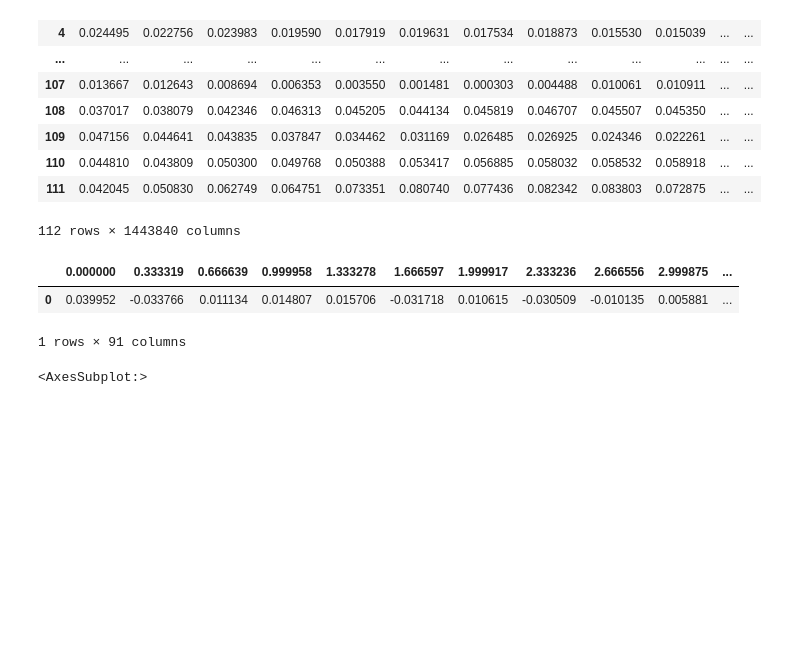
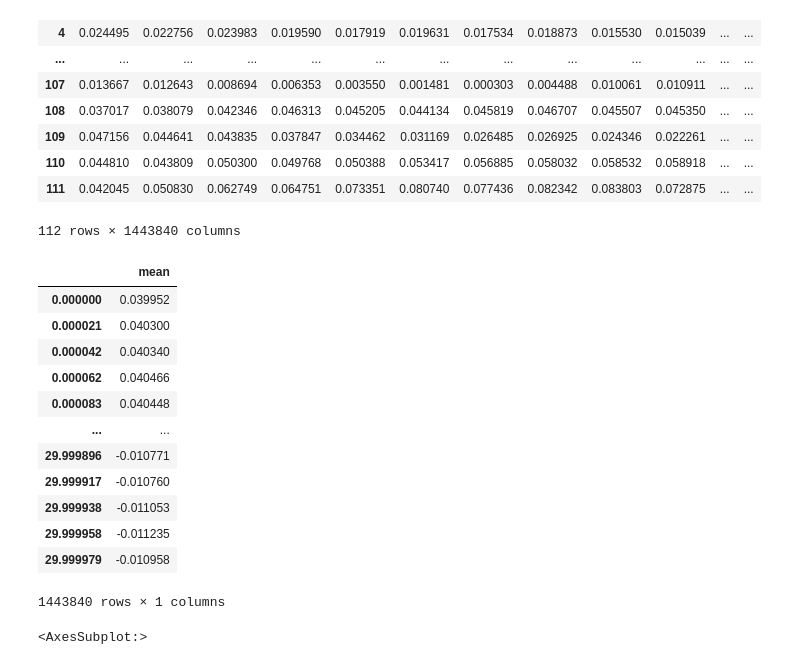
Before and after one commit to gonespral/wind-turbine-noise-measurement-and-prediction, a Jupyter notebook: data_analysis.ipynb, the cells around one changed output. Drawn from its saved outputs; the diff is of its cells as text; code cells hidden in the pictures; blank space fills up the shorter version.

```diff
--- a/data_analysis.ipynb
+++ b/data_analysis.ipynb
@@ -37,23 +37,31 @@ df
 # %%
 sample_rate = 48128
 
 # Reduce number of points to plot in heatmap
 df_compact = df.iloc[::1,::int(sample_rate/3)]
 
 # Swap sample number for time in seconds
 df_compact.columns = df_compact.columns/sample_rate
 
-# Get averaged values for each column
-df_mean = pd.DataFrame()
-for col in df_compact.columns:
-    mean = df_compact[col].mean()
-    df_mean[col] = [mean]
-
+# Get mean of each col df using pd.concat.
+df_mean = pd.concat([df.mean(axis=0)], axis=1)
+df_mean.columns = ['mean']
+df_mean.index = df_mean.index/sample_rate
 df_mean
 # %% [output]
-|  | 0.000000 | 0.333319 | 0.666639 | 0.999958 | 1.333278 | 1.666597 | 1.999917 | 2.333236 | 2.666556 | 2.999875 | ... |
-| 0 | 0.039952 | -0.033766 | 0.011134 | 0.014807 | 0.015706 | -0.031718 | 0.010615 | -0.030509 | -0.010135 | 0.005881 | ... |
+|  | mean |
+| 0.000000 | 0.039952 |
+| 0.000021 | 0.040300 |
+| 0.000042 | 0.040340 |
+| 0.000062 | 0.040466 |
+| 0.000083 | 0.040448 |
+| ... | ... |
+| 29.999896 | -0.010771 |
+| 29.999917 | -0.010760 |
+| 29.999938 | -0.011053 |
+| 29.999958 | -0.011235 |
+| 29.999979 | -0.010958 |
-1 rows × 91 columns
+1443840 rows × 1 columns
 # %%
 sns.heatmap(df_compact)
 # %% [output]
```
Also changed, not shown: parts of 5 cells of this notebook, 1 other file.
